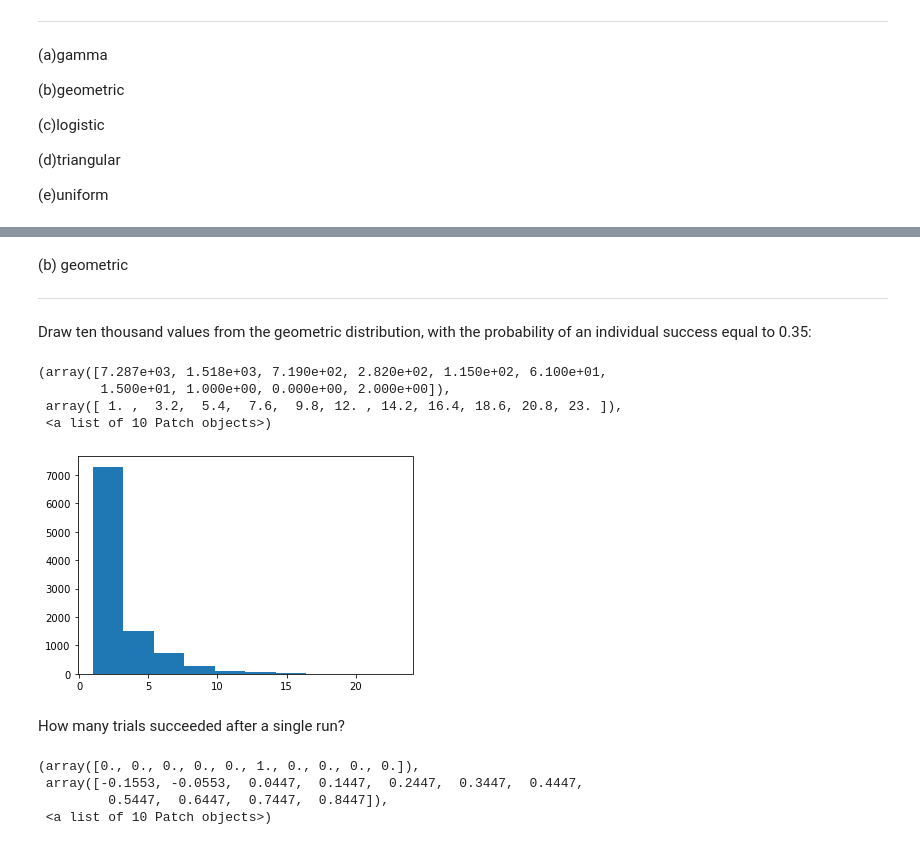
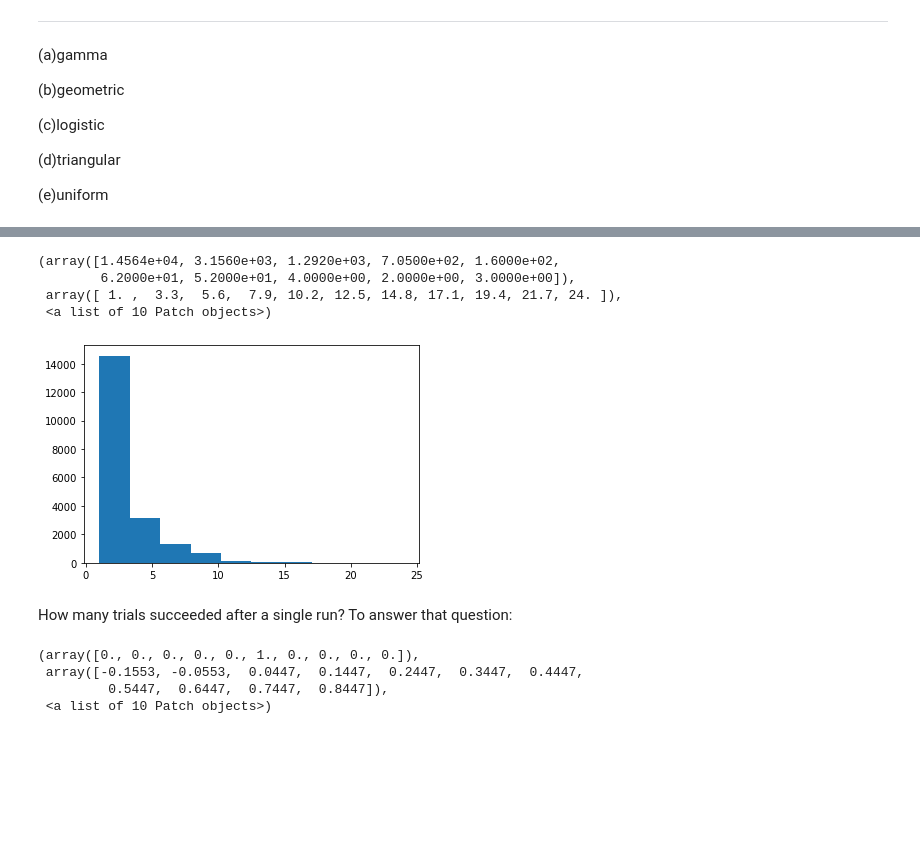
Before and after one commit to adrianberski/G00387825-gmit.ie---Adrian-Berski, a Jupyter notebook: Programming_ for_ Data_Analysis/Assignment_1/numpy-randomPackage_G00387825.ipynb, the cells around one changed output, grey strips where cells are left out. Drawn from its saved outputs; the diff is of its cells as text; code cells hidden in the pictures; blank space fills up the shorter version.

Commit message:
Update numpy-randomPackage_G00387825.ipynb
seeds

```diff
--- a/Programming_ for_ Data_Analysis/Assignment_1/numpy-randomPackage_G00387825.ipynb
+++ b/Programming_ for_ Data_Analysis/Assignment_1/numpy-randomPackage_G00387825.ipynb
@@ -472,20 +477,15 @@ plt.show()
-# %% [markdown]
-(b) geometric
-***
-
-Draw ten thousand values from the geometric distribution, with the probability of an individual success equal to 0.35:
 # %%
-z = np.random.default_rng().geometric(p=0.35, size=10000)
+z = np.random.default_rng().geometric(p=0.35, size=20000)
 z
 plt.hist(z)
 # %% [output]
-(array([7.287e+03, 1.518e+03, 7.190e+02, 2.820e+02, 1.150e+02, 6.100e+01,
-        1.500e+01, 1.000e+00, 0.000e+00, 2.000e+00]),
- array([ 1. ,  3.2,  5.4,  7.6,  9.8, 12. , 14.2, 16.4, 18.6, 20.8, 23. ]),
+(array([1.4564e+04, 3.1560e+03, 1.2920e+03, 7.0500e+02, 1.6000e+02,
+        6.2000e+01, 5.2000e+01, 4.0000e+00, 2.0000e+00, 3.0000e+00]),
+ array([ 1. ,  3.3,  5.6,  7.9, 10.2, 12.5, 14.8, 17.1, 19.4, 21.7, 24. ]),
  <a list of 10 Patch objects>)
-[figure, old version]
+[figure, new version]
 # %% [markdown]
-How many trials succeeded after a single run?
+How many trials succeeded after a single run? To answer that question:
 # %%
 x =(z == 1).sum() / 10000.
 x
```
Also changed, not shown: parts of 22 cells of this notebook.
